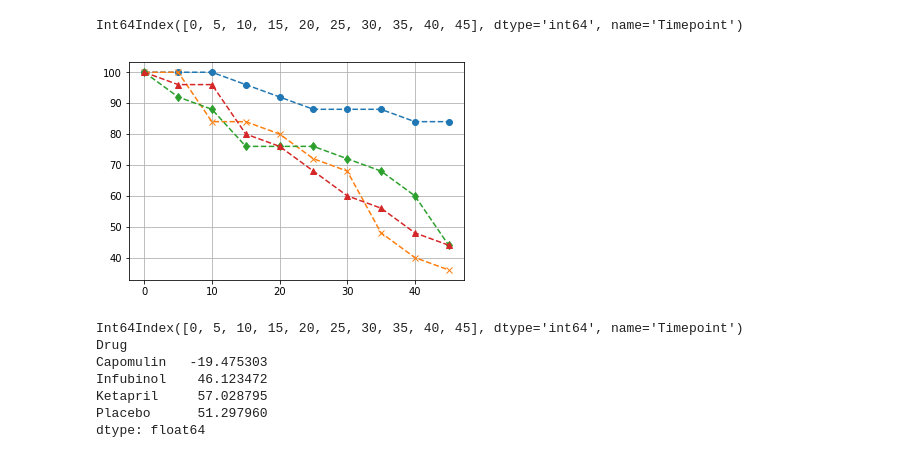
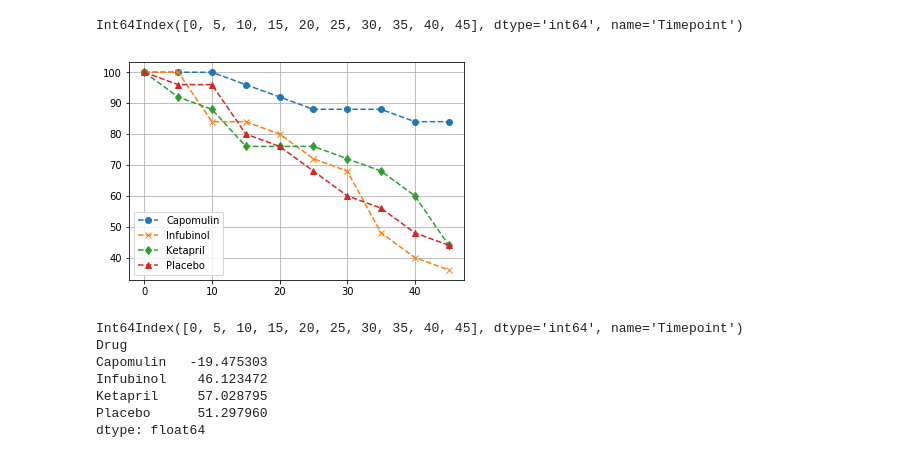
Before and after one commit to paul-data-science/HW5, a Jupyter notebook: pymaceuticals_starter-PAULAGv2.ipynb, the cells around one changed output. Cells and saved outputs as stored; diff of their text form; code cells hidden in the pictures.

```diff
--- a/pymaceuticals_starter-PAULAGv2.ipynb
+++ b/pymaceuticals_starter-PAULAGv2.ipynb
@@ -297,18 +299,20 @@ Int64Index([0, 5, 10, 15, 20, 25, 30, 35, 40, 45], dtype='int64', name='Timepoin
 # %%
 # Generate the Plot (Accounting for percentages)
 
 mice_cnt_timepoint=mice_cnt_df_pivot.index
 i=0
 for drug in drug_list:
     plt.plot(mice_cnt_timepoint, (mice_cnt_df_pivot[drug]/mice_cnt_df_pivot[drug].max()*100), marker=markers[i], linestyle='--')
     i+=1
+
+plt.legend(loc="best")
 # Save the Figure
 
 # Show the Figure
 plt.grid()
 plt.show()
 # %% [output]
-[figure, old version]
+[figure, new version]
 # %%
 print(mtv_df.index)
 perc_change=(mtv_df.loc[45,drug_list]-mtv_df.loc[0,drug_list])/mtv_df.loc[0,drug_list]*100
```
Also changed, not shown: parts of 3 cells of this notebook.
